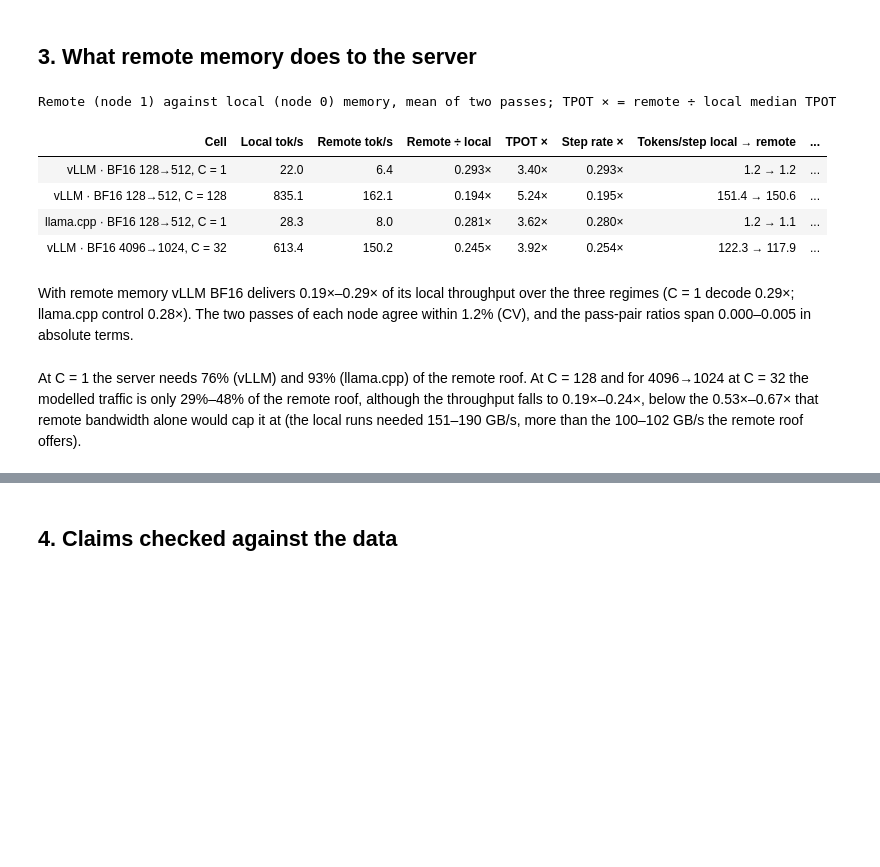
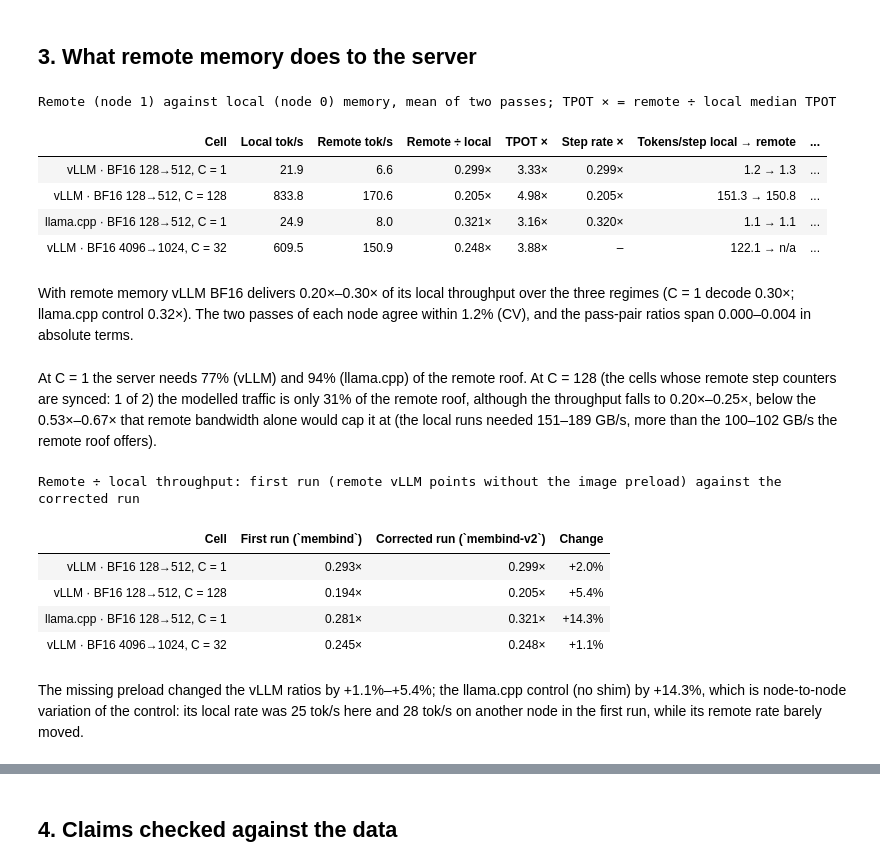
Before and after one commit to struggling-student/llm-backend-analysis, a Jupyter notebook: notebooks/backend_selection/11_memory_node_sensitivity.ipynb, the cells around one changed output, grey strips where cells are left out. Saved outputs shown, nothing was run; the diff lists cells and outputs as text; code cells hidden in the pictures; blank space fills up the shorter version.

```diff
--- a/notebooks/backend_selection/11_memory_node_sensitivity.ipynb
+++ b/notebooks/backend_selection/11_memory_node_sensitivity.ipynb
@@ -40,7 +38,8 @@ from llm_backend_analysis.visualization.export import export_figure
 
 theme.setup_notebook()
 NOTEBOOK = "11_memory_node_sensitivity.ipynb"
-pts = loaders.online_points("membind", include_variants=True)
+pts = loaders.online_points(membind.CAMPAIGN, include_variants=True)
+pts_v1 = loaders.online_points("membind", include_variants=True)   # first attempt: remote vLLM points without the image preload
 stream = loaders.stream_calibration(None)
 stream = stream[stream["threads"] == registry.topology()["compute_threads"]]
 raw_online = paths.RAW / "online"
@@ -79,11 +78,11 @@ With `numactl --membind=1` alone, vLLM kept only 5%–10% of its memory on node
 # %%
 import re
 rows = []
-for f in sorted((raw_online / "membind").glob("*/vllm-bf16__*/*/*/server.log")):
-    rows.append({"arm_dir": f.parts[-4], "point": f"{f.parts[-3]}/{f.parts[-2]}",
+for f in sorted(p_ for c_ in ("membind", membind.CAMPAIGN) for p_ in (raw_online / c_).glob("*/vllm-bf16__*/*/*/server.log")):
+    rows.append({"campaign": f.parts[-6], "arm_dir": f.parts[-4], "point": f"{f.parts[-3]}/{f.parts[-2]}",
                  "memory node": int(re.search(r"mem(\d)_", f.parts[-4]).group(1)),
                  "warning in server.log": "libiomp is not found in LD_PRELOAD" in f.read_text(errors="ignore")})
 pre = pd.DataFrame(rows)
-show("**Check of the confound.** Points whose `server.log` carries the Intel-OpenMP warning, by memory node: "
-     + ", ".join(f"node {n}: {int(g['warning in server.log'].sum())} of {len(g)}" for n, g in pre.groupby("memory node")) + ".")
+show("**Check of the confound.** vLLM points whose `server.log` carries the Intel-OpenMP warning, by campaign and memory node: "
+     + "; ".join(f"`{c}` node {n}: {int(g['warning in server.log'].sum())} of {len(g)}" for (c, n), g in pre.groupby(["campaign", "memory node"])) + ".")
 # %% [output]
@@ -121,42 +120,62 @@ Remote memory sustains 96–104 GB/s and hardly changes with the working set, wh
 tab = membind.sensitivity_table(pts, stream)
 summ = membind.cell_summary(pts)
 tab = tab.merge(summ[["model", "configuration_id", "workload", "concurrency", "throughput_ratio_min", "throughput_ratio_max",
                       "pass_cv_reference", "pass_cv_remote"]], on=["model", "configuration_id", "workload", "concurrency"])
 view = pd.DataFrame({
     "Cell": [f"{registry.configuration_label(r.configuration_id)} {registry.workload_label(r.workload, short=True)}, C = {r.concurrency}" for r in tab.itertuples()],
     "Local tok/s": tab["reference_tok_s"], "Remote tok/s": tab["remote_tok_s"], "Remote ÷ local": tab["throughput_ratio"],
     "TPOT ×": tab["tpot_ratio_remote_over_reference"], "Step rate ×": tab["step_rate_ratio"],
-    "Tokens/step local → remote": [f"{a:.1f} → {b:.1f}" for a, b in zip(tab["tokens_per_step_reference"], tab["tokens_per_step_remote"])],
+    "Tokens/step local → remote": [f"{a:.1f} → {b:.1f}" if b == b else f"{a:.1f} → n/a" for a, b in zip(tab["tokens_per_step_reference"], tab["tokens_per_step_remote"])],
     "Bytes/step (GB)": tab["bytes_per_step_gb"], "Implied remote traffic (GB/s)": tab["implied_remote_traffic_gbs"],
     "Remote roof (GB/s)": tab["remote_roof_gbs"], "Remote roof share": tab["implied_remote_roof_share"],
     "Bound if bandwidth only": tab["bandwidth_only_ratio_bound"]})
 display(table(view, {"Local tok/s": "{:.1f}", "Remote tok/s": "{:.1f}", "Remote ÷ local": "{:.3f}×", "TPOT ×": "{:.2f}×", "Step rate ×": "{:.3f}×",
                      "Bytes/step (GB)": "{:.1f}", "Implied remote traffic (GB/s)": "{:.0f}", "Remote roof (GB/s)": "{:.0f}",
                      "Remote roof share": "{:.0%}", "Bound if bandwidth only": "{:.2f}×"},
               caption="Remote (node 1) against local (node 0) memory, mean of two passes; TPOT × = remote ÷ local median TPOT"))
 export_table(tab.drop(columns=["model"]), "membind_sensitivity")
 v = tab[tab["configuration_id"] == "vllm_bf16"]
 c = tab[tab["configuration_id"] == "llama_cpp_bf16"].iloc[0]
 v1 = v[v["concurrency"] == 1].iloc[0]
 hi = v[v["concurrency"] > 1]
 show(f"With remote memory vLLM BF16 delivers {rng(v['throughput_ratio'], x, nd=2)} of its local throughput over the three regimes "
      f"(C = 1 decode {x(v1['throughput_ratio'], 2)}; llama.cpp control {x(c['throughput_ratio'], 2)}). The two passes of each node agree within "
      f"{pct(max(tab['pass_cv_reference'].max(), tab['pass_cv_remote'].max()), 1, False)} (CV), and the pass-pair ratios span "
      f"{rng(tab['throughput_ratio_max'] - tab['throughput_ratio_min'], lambda d: f'{d:.3f}')} in absolute terms.")
 show(f"At C = 1 the server needs {pct(v1['implied_remote_roof_share'], 0, False)} (vLLM) and {pct(c['implied_remote_roof_share'], 0, False)} "
-     f"(llama.cpp) of the remote roof. At C = 128 and for 4096→1024 at C = 32 the modelled traffic is only "
-     f"{rng(hi['implied_remote_roof_share'], lambda t: pct(t, 0, False))} of the remote roof, although the throughput falls to "
+     f"(llama.cpp) of the remote roof. At C = 128 (the cells whose remote step counters are synced: {int(hi['implied_remote_roof_share'].notna().sum())} of {len(hi)}) the modelled traffic is only "
+     f"{rng(hi['implied_remote_roof_share'].dropna(), lambda t: pct(t, 0, False))} of the remote roof, although the throughput falls to "
      f"{rng(hi['throughput_ratio'], x, nd=2)}, below the {rng(hi['bandwidth_only_ratio_bound'], x, nd=2)} that remote bandwidth alone would cap it at (the local runs needed "
      f"{rng(hi['reference_traffic_gbs'], num)} GB/s, more than the {rng(hi['remote_roof_gbs'], num)} GB/s the remote roof offers).")
+tab_v1 = membind.sensitivity_table(pts_v1, stream)
+cmp = tab[["configuration_id", "workload", "concurrency", "throughput_ratio"]].merge(
+    tab_v1[["configuration_id", "workload", "concurrency", "throughput_ratio", "reference_tok_s"]],
+    on=["configuration_id", "workload", "concurrency"], suffixes=("", "_first"))
+cmp["Cell"] = [f"{registry.configuration_label(r.configuration_id)} {registry.workload_label(r.workload, short=True)}, C = {r.concurrency}" for r in cmp.itertuples()]
+cmp["Change"] = cmp["throughput_ratio"] / cmp["throughput_ratio_first"] - 1
+tab = tab.merge(cmp[["configuration_id", "workload", "concurrency", "Change", "throughput_ratio_first"]], on=["configuration_id", "workload", "concurrency"])
+display(table(cmp[["Cell", "throughput_ratio_first", "throughput_ratio", "Change"]].rename(columns={"throughput_ratio_first": "First run (`membind`)", "throughput_ratio": "Corrected run (`membind-v2`)"}),
+              {"First run (`membind`)": "{:.3f}×", "Corrected run (`membind-v2`)": "{:.3f}×", "Change": "{:+.1%}"},
+              caption="Remote ÷ local throughput: first run (remote vLLM points without the image preload) against the corrected run"))
+show(f"The missing preload changed the vLLM ratios by {rng(cmp[cmp['configuration_id'] == 'vllm_bf16']['Change'], lambda t: pct(t, 1))}; the llama.cpp control (no shim) by "
+     f"{pct(cmp[cmp['configuration_id'] == 'llama_cpp_bf16']['Change'].iloc[0], 1)}, which is node-to-node variation of the control: its local rate was "
+     f"{num(c['reference_tok_s'])} tok/s here and {num(cmp[cmp['configuration_id'] == 'llama_cpp_bf16']['reference_tok_s'].iloc[0])} tok/s on another node in the first run, while its remote rate barely moved.")
 # %% [output]
 Remote (node 1) against local (node 0) memory, mean of two passes; TPOT × = remote ÷ local median TPOT
 | Cell | Local tok/s | Remote tok/s | Remote ÷ local | TPOT × | Step rate × | Tokens/step local → remote | ... |
-| vLLM · BF16 128→512, C = 1 | 22.0 | 6.4 | 0.293× | 3.40× | 0.293× | 1.2 → 1.2 | ... |
-| vLLM · BF16 128→512, C = 128 | 835.1 | 162.1 | 0.194× | 5.24× | 0.195× | 151.4 → 150.6 | ... |
-| llama.cpp · BF16 128→512, C = 1 | 28.3 | 8.0 | 0.281× | 3.62× | 0.280× | 1.2 → 1.1 | ... |
-| vLLM · BF16 4096→1024, C = 32 | 613.4 | 150.2 | 0.245× | 3.92× | 0.254× | 122.3 → 117.9 | ... |
+| vLLM · BF16 128→512, C = 1 | 21.9 | 6.6 | 0.299× | 3.33× | 0.299× | 1.2 → 1.3 | ... |
+| vLLM · BF16 128→512, C = 128 | 833.8 | 170.6 | 0.205× | 4.98× | 0.205× | 151.3 → 150.8 | ... |
+| llama.cpp · BF16 128→512, C = 1 | 24.9 | 8.0 | 0.321× | 3.16× | 0.320× | 1.1 → 1.1 | ... |
+| vLLM · BF16 4096→1024, C = 32 | 609.5 | 150.9 | 0.248× | 3.88× | – | 122.1 → n/a | ... |
-With remote memory vLLM BF16 delivers 0.19×–0.29× of its local throughput over the three regimes (C = 1 decode 0.29×; llama.cpp control 0.28×). The two passes of each node agree within 1.2% (CV), and the pass-pair ratios span 0.000–0.005 in absolute terms.
+With remote memory vLLM BF16 delivers 0.20×–0.30× of its local throughput over the three regimes (C = 1 decode 0.30×; llama.cpp control 0.32×). The two passes of each node agree within 1.2% (CV), and the pass-pair ratios span 0.000–0.004 in absolute terms.
-At C = 1 the server needs 76% (vLLM) and 93% (llama.cpp) of the remote roof. At C = 128 and for 4096→1024 at C = 32 the modelled traffic is only 29%–48% of the remote roof, although the throughput falls to 0.19×–0.24×, below the 0.53×–0.67× that remote bandwidth alone would cap it at (the local runs needed 151–190 GB/s, more than the 100–102 GB/s the remote roof offers).
+At C = 1 the server needs 77% (vLLM) and 94% (llama.cpp) of the remote roof. At C = 128 (the cells whose remote step counters are synced: 1 of 2) the modelled traffic is only 31% of the remote roof, although the throughput falls to 0.20×–0.25×, below the 0.53×–0.67× that remote bandwidth alone would cap it at (the local runs needed 151–189 GB/s, more than the 100–102 GB/s the remote roof offers).
+Remote ÷ local throughput: first run (remote vLLM points without the image preload) against the corrected run
+| Cell | First run (`membind`) | Corrected run (`membind-v2`) | Change |
+| vLLM · BF16 128→512, C = 1 | 0.293× | 0.299× | +2.0% |
+| vLLM · BF16 128→512, C = 128 | 0.194× | 0.205× | +5.4% |
+| llama.cpp · BF16 128→512, C = 1 | 0.281× | 0.321× | +14.3% |
+| vLLM · BF16 4096→1024, C = 32 | 0.245× | 0.248× | +1.1% |
+The missing preload changed the vLLM ratios by +1.1%–+5.4%; the llama.cpp control (no shim) by +14.3%, which is node-to-node variation of the control: its local rate was 25 tok/s here and 28 tok/s on another node in the first run, while its remote rate barely moved.
 # %%
 fig = plots.membind_figure(tab, title="vLLM and llama.cpp BF16 with the server's memory on the other socket's node",
                            subtitle="Cores on socket 0 · memory on node 1 (remote) vs node 0 · mean of two passes · remote traffic modelled from the local bytes per step")
```
Also changed, not shown: parts of 7 cells of this notebook, 10 other files.
